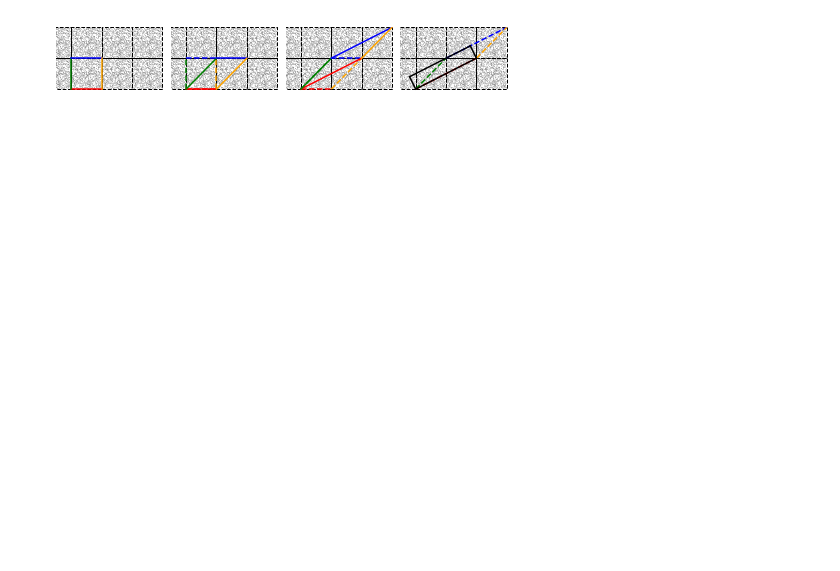
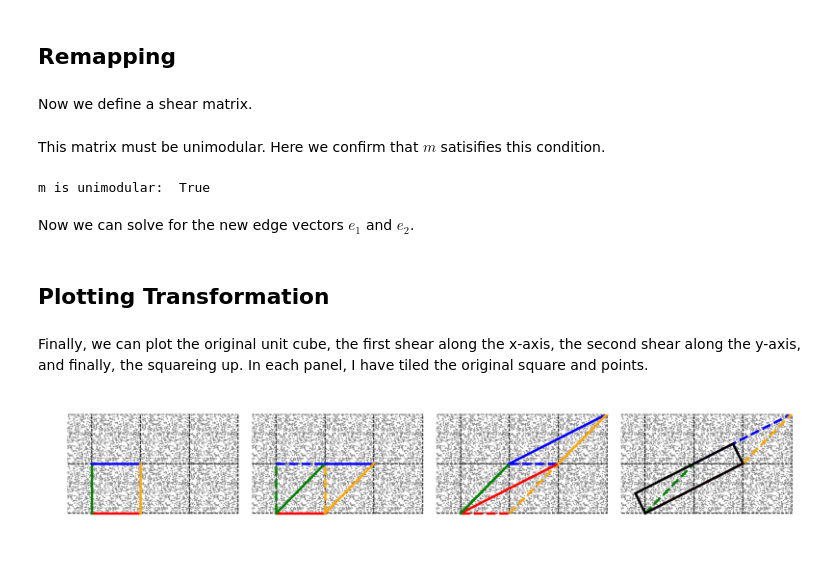
Before and after one commit to duncandc/cuboid_remap, a Jupyter notebook: notebooks/demo_2D.ipynb, the cells around one changed output. Saved outputs shown, nothing was run; the diff lists cells and outputs as text; code cells hidden in the pictures; blank space fills up the shorter version.

```diff
--- a/notebooks/demo_2D.ipynb
+++ b/notebooks/demo_2D.ipynb
@@ -3,4 +3,5 @@ from __future__ import print_function, division
 import numpy as np
 import matplotlib.pyplot as plt
 %matplotlib inline
+plt.rcParams['figure.dpi'] = 250
 # %% [markdown]
@@ -19,0 +20,22 @@ u1_prime = np.array([1+m*n,n])
+# %%
+random_coords = np.random.random((1000,2))
+
+fig, ax = plt.subplots(1, 1, sharey=True, sharex=True, figsize=(1.0,1.0))
+fig.subplots_adjust(wspace=0.05, bottom=0.05, top=0.95, left=0.05, right=0.95)
+
+# plot random points
+ax.scatter(random_coords[:,0],random_coords[:,1],s=0.5, color='grey', edgecolors='none')
+
+# plot unit square
+patches = []
+rect = mpatches.Rectangle([0,0], 1,1, linestyle='--', color='black', fill=None, lw=0.5)
+patches.append(rect)
+collection = PatchCollection(patches, match_original=True)
+ax.add_collection(collection)
+
+# format plot
+ax.axis('off')
+ax.set_xlim([-0.1,1.1])
+ax.set_ylim([-0.1,1.1])
+
+plt.show()
@@ -19,0 +44,4 @@ u1_prime = np.array([1+m*n,n])
+# %% [markdown]
+## Remapping
+# %% [markdown]
+Now we define a shear matrix.
@@ -20,3 +54,11 @@ u1_prime = np.array([1+m*n,n])
+# %% [markdown]
+This matrix must be unimodular.  Here we confirm that $m$ satisifies this condition.
+# %%
+print("m is unimodular: ", (np.linalg.det(m)==1) | (np.linalg.det(m)==-1))
+# %% [output]
+m is unimodular:  True
+# %% [markdown]
+Now we can solve for the new edge vectors $e_1$ and $e_2$.
 # %%
 d12 = np.dot(u1_prime, u2_prime)
 s1 = np.dot(u1_prime, u1_prime)
@@ -24,3 +69,7 @@ alpha = -1.0*d12/s1
+# %% [markdown]
+## Plotting Transformation
+# %% [markdown]
+Finally, we can plot the original unit cube, the first shear along the x-axis, the second shear along the y-axis, and finally, the squareing up.  In each panel, I have tiled the original square and points.
 # %%
 import matplotlib.patches as mpatches
 from matplotlib.collections import PatchCollection
@@ -31,7 +80,7 @@ fig.subplots_adjust(wspace=0.05, bottom=0.05, top=0.95, left=0.05, right=0.95)
 origins = [[-1,0],[0,0],[1,0],[2,0],[-1,1],[0,1],[1,1],[2,1]]
 patches = []
 for origin in origins:
-    rect = mpatches.Rectangle(origin, 1,1, linestyle='--', color='black', fill=None)
+    rect = mpatches.Rectangle(origin, 1,1, linestyle='--', color='black', fill=None, lw=0.5)
     patches.append(rect)
 
 for ax in axes:
@@ -67,31 +116,31 @@ ax.plot([0+u1[0],u2_prime[0]+u1[0]], [0+u1[1],u2_prime[1]+u1[1]], '--', color='o
 ax.plot([0,u1_prime[0]], [0,u1_prime[1]], color='red')
 ax.plot([0,u2_prime[0]], [0,u2_prime[1]], color='green')
 ax.plot([0+u2_prime[0],u1_prime[0]+u2_prime[0]], [0+u2_prime[1],u1_prime[1]+u2_prime[1]], color='blue')
 ax.plot([0+u1_prime[0],u2_prime[0]+u1_prime[0]], [0+u1_prime[1],u2_prime[1]+u1_prime[1]], color='orange')
 
 ax.set_xlim([0,5])
 ax.set_ylim([0,5])
 
 ax = axes[3]
 
 e1 = u1_prime
 e2 = u2_prime + alpha*u1_prime
 
 ax.plot([0,u1_prime[0]], [0,u1_prime[1]], '--', color='red')
 ax.plot([0,u2_prime[0]], [0,u2_prime[1]], '--', color='green')
 ax.plot([0+u2_prime[0],u1_prime[0]+u2_prime[0]], [0+u2_prime[1],u1_prime[1]+u2_prime[1]], '--', color='blue')
 ax.plot([0+u1_prime[0],u2_prime[0]+u1_prime[0]], [0+u1_prime[1],u2_prime[1]+u1_prime[1]], '--', color='orange')
 
 ax.plot([0,e1[0]], [0,e1[1]], color='black')
 ax.plot([0,e2[0]], [0,e2[1]], color='black')
 ax.plot([0+e2[0],e1[0]+e2[0]], [0+e2[1],e1[1]+e2[1]], color='black')
 ax.plot([0+e1[0],e2[0]+e1[0]], [0+e1[1],e2[1]+e1[1]], color='black')
 
 ax.set_xlim([-0.5,3.1])
 ax.set_ylim([-0.1,2])
 
 plt.show()
 
 fig.savefig('2d_demo.png', dpi=250)
 # %% [output]
-[figure, old version]
+[figure, new version]
```
Also changed, not shown: parts of 14 cells of this notebook, 2 other files.
